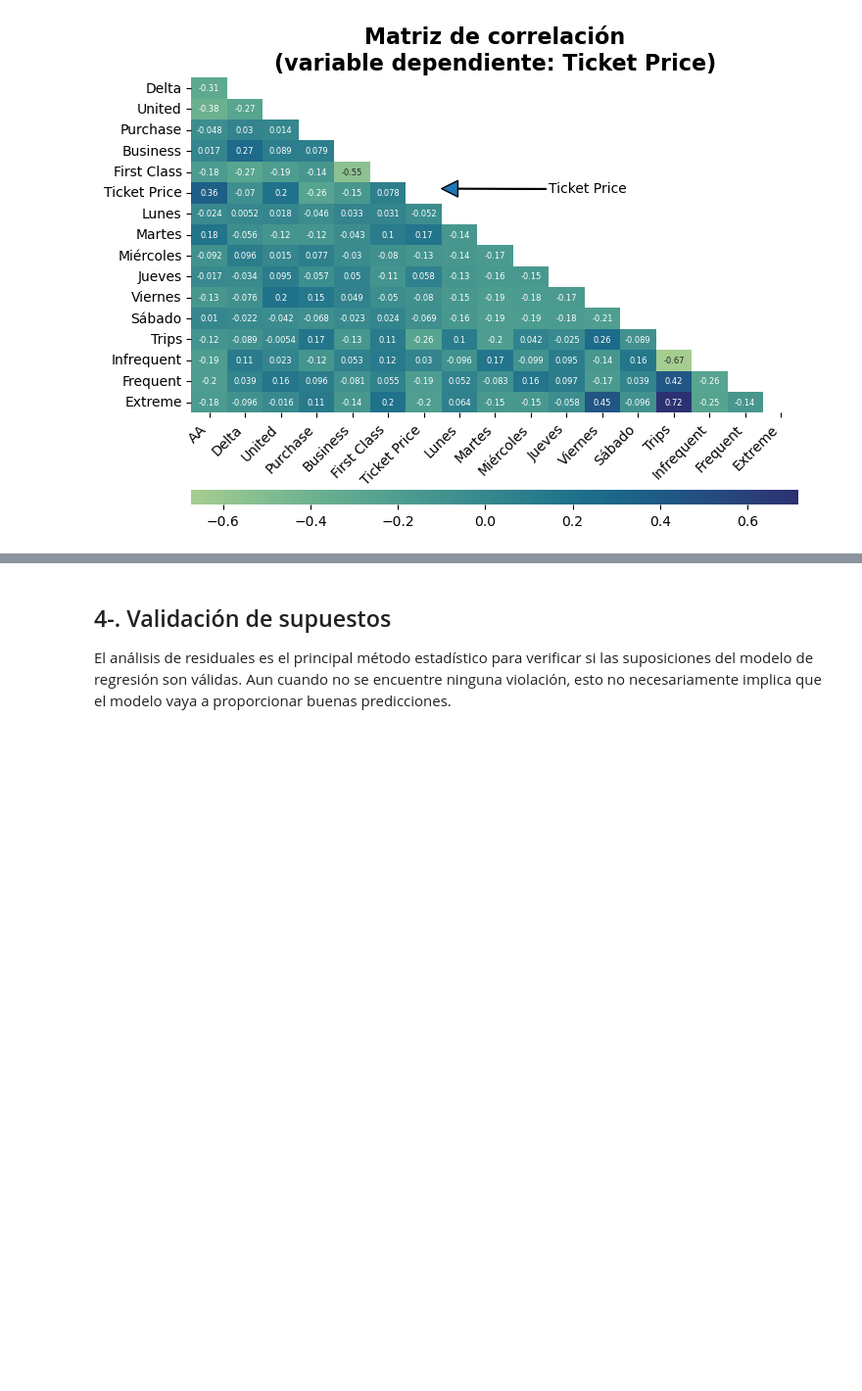
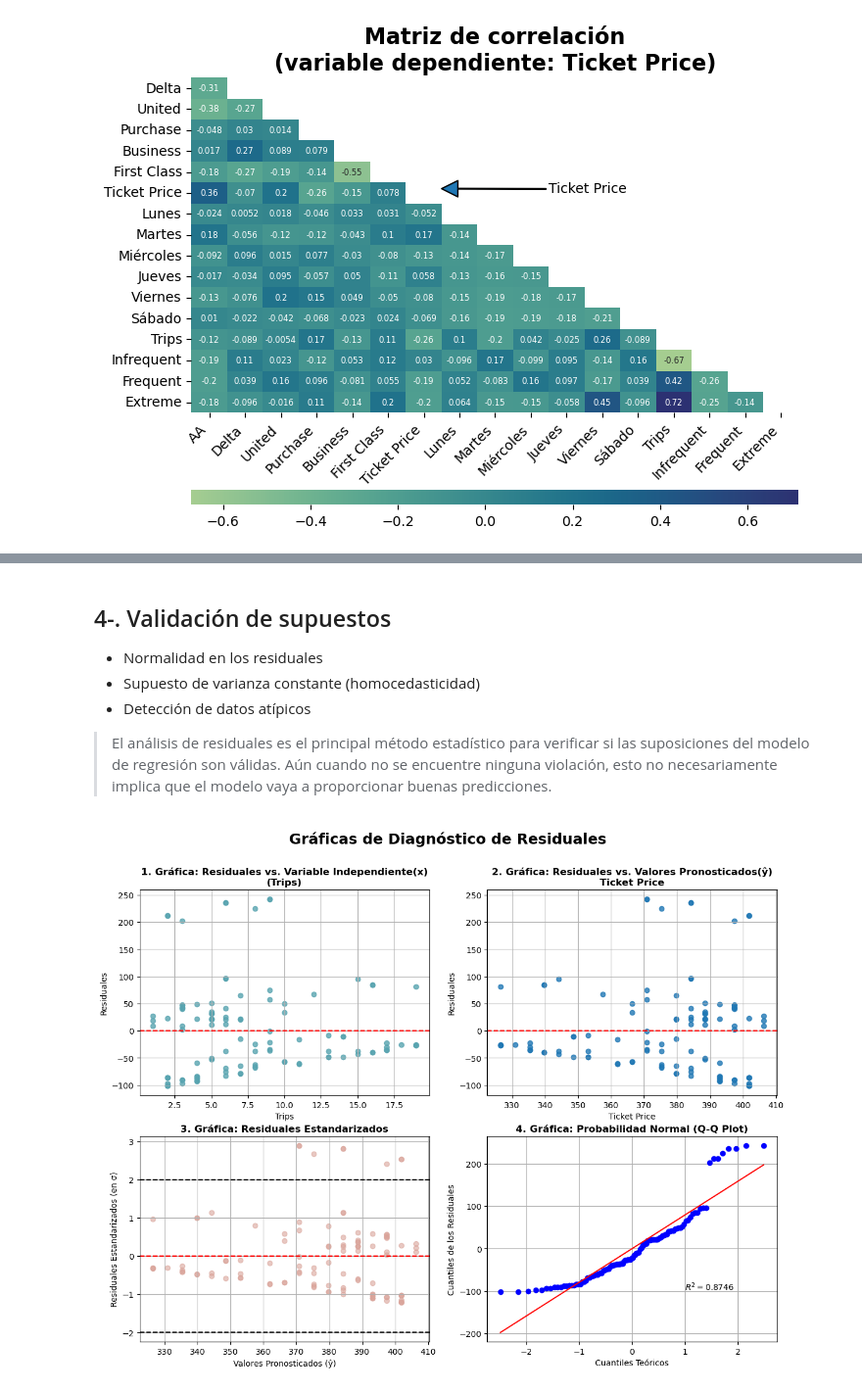
Before and after one commit to escobarm04/RETO_PredictStats, a Jupyter notebook: RETO.ipynb, the cells around one changed output, grey strips where cells are left out. Shown at 98% size. Saved outputs shown, nothing was run; the diff lists cells and outputs as text; code cells hidden in the pictures; blank space fills up the shorter version.

```diff
--- a/RETO.ipynb
+++ b/RETO.ipynb
@@ -480,7 +483,7 @@ def Analisis_Varianza(x, y):
         "SCE": SCE, "STC": STC, "SCR": SCR,
         "CMR": CMR, "ECM": ECM, "F": F_value,
         "R2": R2, "t_b1": t_b1,
-        "df_regresion": df_regresion, "df_error": df_error, 'Valor_p':valorp})
+        "df_regresion": df_regresion, "df_error": df_error, 'Valor_p':valorp, 'Residuos':resid})
 
     tabla = pd.DataFrame({
         'Fuente de variación': pd.Series(['Regresión', 'Error', 'Total'], index = [0, 1, 2]),
@@ -492,7 +495,9 @@ def Analisis_Varianza(x, y):
     }).round(3)
 
 
-    return display(tabla)
+    return tabla, resultados
 # %%
-Analisis_Varianza(x = originales['Trips'], y = originales['Ticket Price'])
+tabla_analisis, resultados_analisis = Analisis_Varianza(x = originales['Trips'], y = originales['Ticket Price'])
+print(f'Tabla de ANOVA en regresión lineal:\n {tabla_analisis}')
+print(f'Coeficientes de la regresión lineal:\n {resultados_analisis}')
 # %% [output]
@@ -503,6 +521,57 @@ Analisis_Varianza(x = originales['Trips'], y = originales['Ticket Price'])
 # %% [markdown]
 ## 4-. Validación de supuestos
-El análisis de residuales es el principal método estadístico para verificar si
-las suposiciones del modelo de regresión son válidas. Aun cuando no se
+- Normalidad en los residuales
+- Supuesto de varianza constante (homocedasticidad)
+- Detección de datos atípicos
+
+> El análisis de residuales es el principal método estadístico para verificar si
+las suposiciones del modelo de regresión son válidas. Aún cuando no se
 encuentre ninguna violación, esto no necesariamente implica que el
 modelo vaya a proporcionar buenas predicciones.
+# %%
+plt.figure(figsize=(14, 10))
+plt.suptitle('Gráficas de Diagnóstico de Residuales', fontsize=18, fontweight = 'bold')
+#['#58A4B0', '#A9BCD0', '#DAA49A', '#D8DBE2', '#373F51', "#98B058"]
+# Gráfica 1: Residuales vs. Variable Independiente (x)
+plt.subplot(2, 2, 1)
+plt.scatter(originales['Trips'], resultados_analisis['Residuos'], alpha=0.8, color ='#58A4B0')
+plt.axhline(y=0, color='r', linestyle='--')
+plt.title('1. Gráfica: Residuales vs. Variable Independiente(x)\n(Trips)', fontdict = {'fontweight':'bold'})
+plt.xlabel('Trips')
+plt.ylabel('Residuales')
+plt.grid(True)
+
+# Gráfica 2: Residuales vs. Valores Pronosticados (y_pred)
+y_pred = resultados_analisis['intersecto(b0)'] + resultados_analisis['pendiente(b1)']*originales['Trips']
+plt.subplot(2, 2, 2)
+plt.scatter(y_pred, resultados_analisis['Residuos'], alpha=0.8)
+plt.axhline(y=0, color='r', linestyle='--')
+plt.title('2. Gráfica: Residuales vs. Valores Pronosticados(ŷ)\nTicket Price', fontdict = {'fontweight':'bold'})
+plt.xlabel('Ticket Price')
+plt.ylabel('Residuales')
+plt.grid(True)
+
+# Gráfica 3: Residuales Estandarizados
+residuales_estandarizados = resultados_analisis['Residuos']/np.sqrt(resultados_analisis['ECM'])
+
+plt.subplot(2, 2, 3)
+plt.scatter(y_pred, residuales_estandarizados, alpha=0.6, color = '#DAA49A' )
+plt.axhline(y=0, color='r', linestyle='--')
+plt.axhline(y=2, color='black', linestyle='--')
+plt.axhline(y=-2, color='black', linestyle='--')
+plt.title('3. Gráfica: Residuales Estandarizados', fontdict = {'fontweight':'bold'})
+plt.xlabel('Valores Pronosticados (ŷ)')
+plt.ylabel('Residuales Estandarizados (en σ)')
+plt.grid(True)
+
+# Gráfica 4: Gráfica de Probabilidad Normal (Q-Q Plot)
+plt.subplot(2, 2, 4)
+stats.probplot(resultados_analisis['Residuos'], dist="norm", plot=plt, rvalue=True)
+plt.title('4. Gráfica: Probabilidad Normal (Q-Q Plot)', fontdict = {'fontweight':'bold'})
+plt.xlabel('Cuantiles Teóricos')
+plt.ylabel('Cuantiles de los Residuales')
+plt.grid(True)
+
+plt.show()
+# %% [output]
+[figure, added]
```
Also changed, not shown: parts of 12 cells of this notebook.
